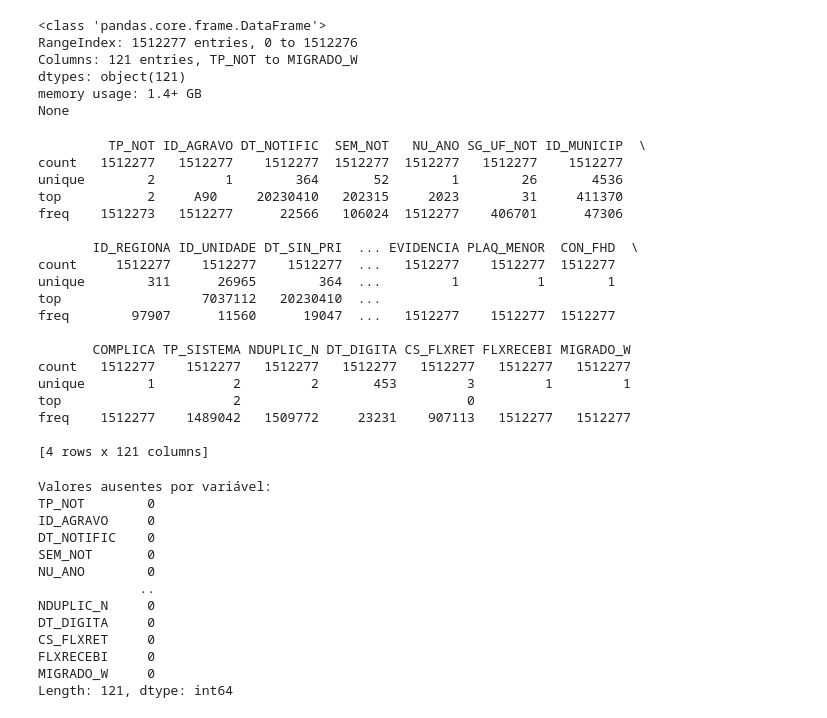
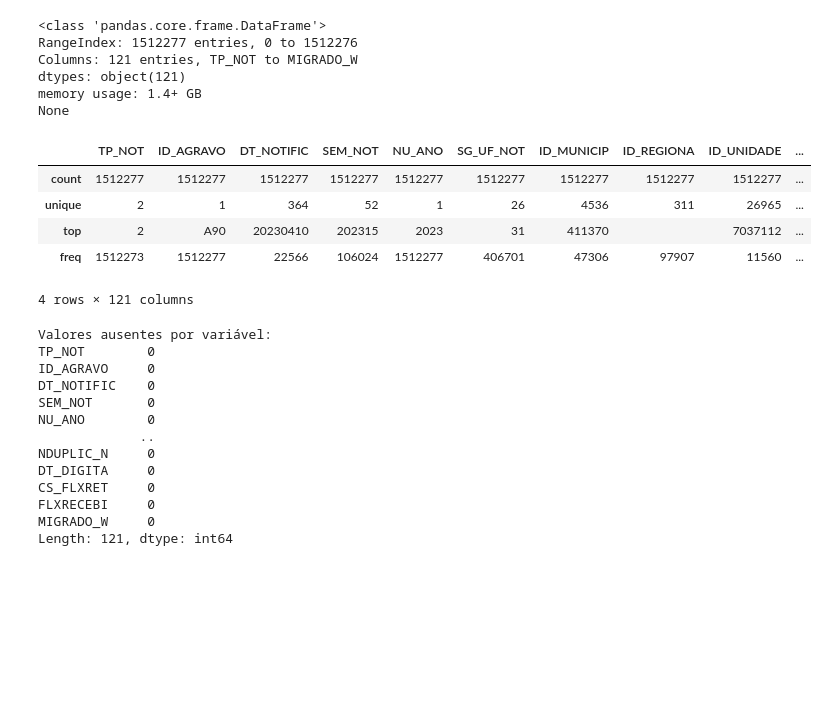
Before and after one commit to Santiagoguii/Big-data, a Jupyter notebook: Dengue2023.ipynb, the cells around one changed output. Saved outputs shown, nothing was run; the diff lists cells and outputs as text; code cells hidden in the pictures; blank space fills up the shorter version.

```diff
--- a/Dengue2023.ipynb
+++ b/Dengue2023.ipynb
@@ -91,27 +96,14 @@ memory usage: 1.4+ GB
 None
 # %%
 # Verificando estatísticas descritivas das variáveis numéricas
-print(df_dengue.describe())
+display(df_dengue.describe())
 # %% [output]
+|  | TP_NOT | ID_AGRAVO | DT_NOTIFIC | SEM_NOT | NU_ANO | SG_UF_NOT | ID_MUNICIP | ID_REGIONA | ID_UNIDADE | ... |
+| count | 1512277 | 1512277 | 1512277 | 1512277 | 1512277 | 1512277 | 1512277 | 1512277 | 1512277 | ... |
+| unique | 2 | 1 | 364 | 52 | 1 | 26 | 4536 | 311 | 26965 | ... |
+| top | 2 | A90 | 20230410 | 202315 | 2023 | 31 | 411370 |  | 7037112 | ... |
+| freq | 1512273 | 1512277 | 22566 | 106024 | 1512277 | 406701 | 47306 | 97907 | 11560 | ... |
-         TP_NOT ID_AGRAVO DT_NOTIFIC  SEM_NOT   NU_ANO SG_UF_NOT ID_MUNICIP  \
-count   1512277   1512277    1512277  1512277  1512277   1512277    1512277
-unique        2         1        364       52        1        26       4536
-top           2     A90     20230410   202315     2023        31     411370
-freq    1512273   1512277      22566   106024  1512277    406701      47306
-
-       ID_REGIONA ID_UNIDADE DT_SIN_PRI  ... EVIDENCIA PLAQ_MENOR  CON_FHD  \
-count     1512277    1512277    1512277  ...   1512277    1512277  1512277
-unique        311      26965        364  ...         1          1        1
-top                  7037112   20230410  ...
-freq        97907      11560      19047  ...   1512277    1512277  1512277
-
-       COMPLICA TP_SISTEMA NDUPLIC_N DT_DIGITA CS_FLXRET FLXRECEBI MIGRADO_W
-count   1512277    1512277   1512277   1512277   1512277   1512277   1512277
-unique        1          2         2       453         3         1         1
-top                      2                             0
-freq    1512277    1489042   1509772     23231    907113   1512277   1512277
-
-[4 rows x 121 columns]
+4 rows × 121 columns
 # %%
 # Verificando valores ausentes das variáveis
 print("Valores ausentes por variável:")
```
Also changed, not shown: parts of 6 cells of this notebook.
